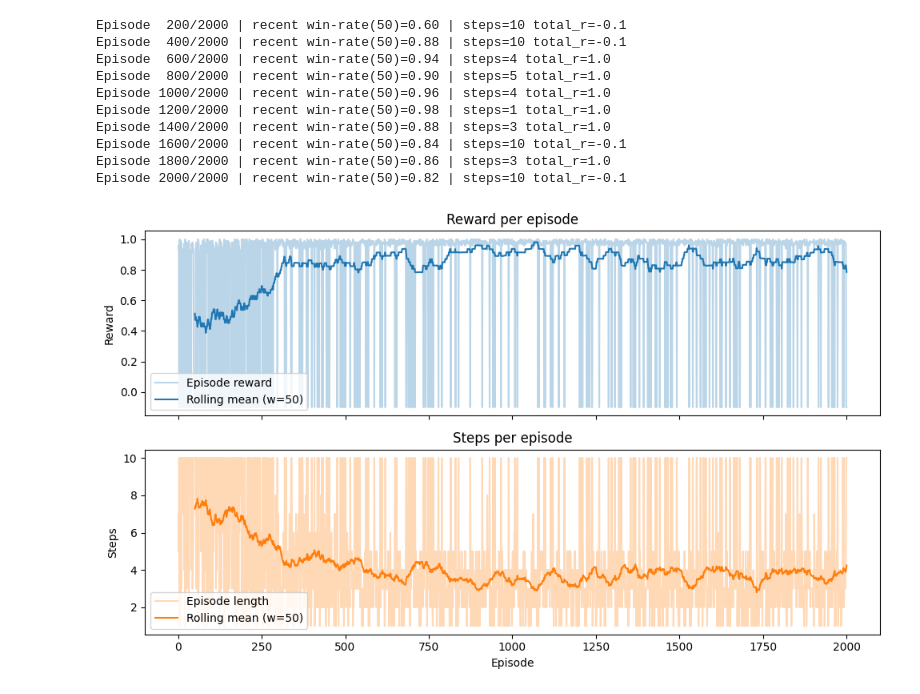
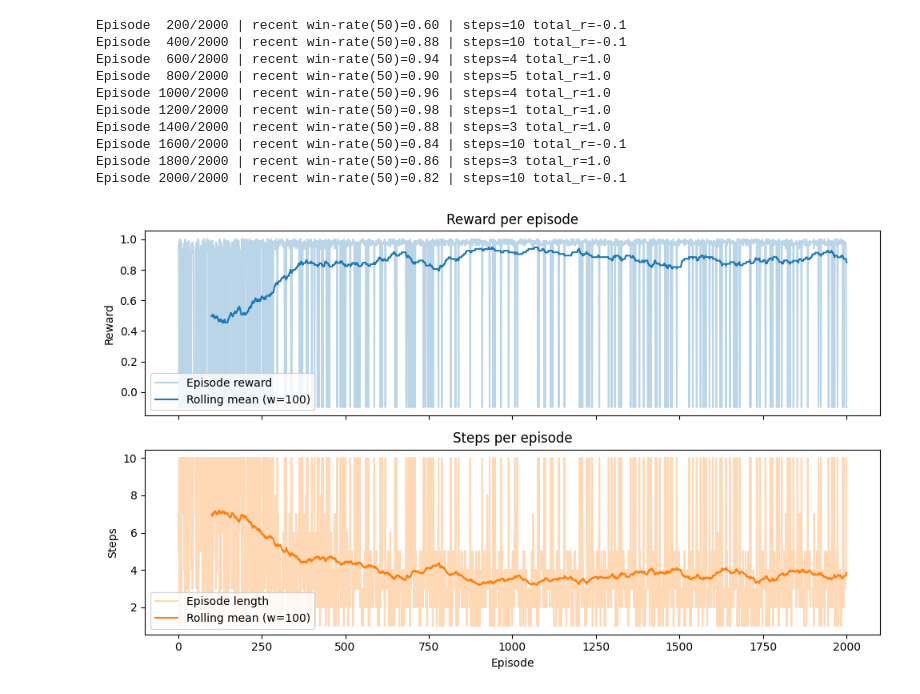
Before and after one commit to eyujis/dfa-rl, a Jupyter notebook: notebooks/01_playground.ipynb, the cells around one changed output. Cells and saved outputs as stored; diff of their text form; code cells hidden in the pictures.

```diff
--- a/notebooks/01_playground.ipynb
+++ b/notebooks/01_playground.ipynb
@@ -41,7 +41,7 @@ step(a=0 'a') → obs=1 reward=1.0 done=True state=s9
 # %%
 from dfa_rl.dqn_train import dqn_train
 qnet, logs = dqn_train(
-    env=DFAEnv(fsa = DFA("../dfas/tenstates.dot"), max_steps=10, seed=42, step_penalty=-0.01, reward_goal=1.0),
+    env=DFAEnv(dfa = DFA("../dfas/tenstates.dot"), max_steps=10, seed=42, step_penalty=-0.01, reward_goal=1.0),
     n_hist=3,
     episodes=2000,
     gamma=0.95,
@@ -69,6 +69,6 @@ Episode 2000/2000 | recent win-rate(50)=0.82 | steps=10 total_r=-0.1
 # %%
 from dfa_rl.plotter import plot_training
 
-plot_training(logs, window=50)
+plot_training(logs, window=100)
 # %% [output]
-[figure, old version]
+[figure, new version]
```
Also changed, not shown: parts of 1 cell of this notebook, 1 other file.
